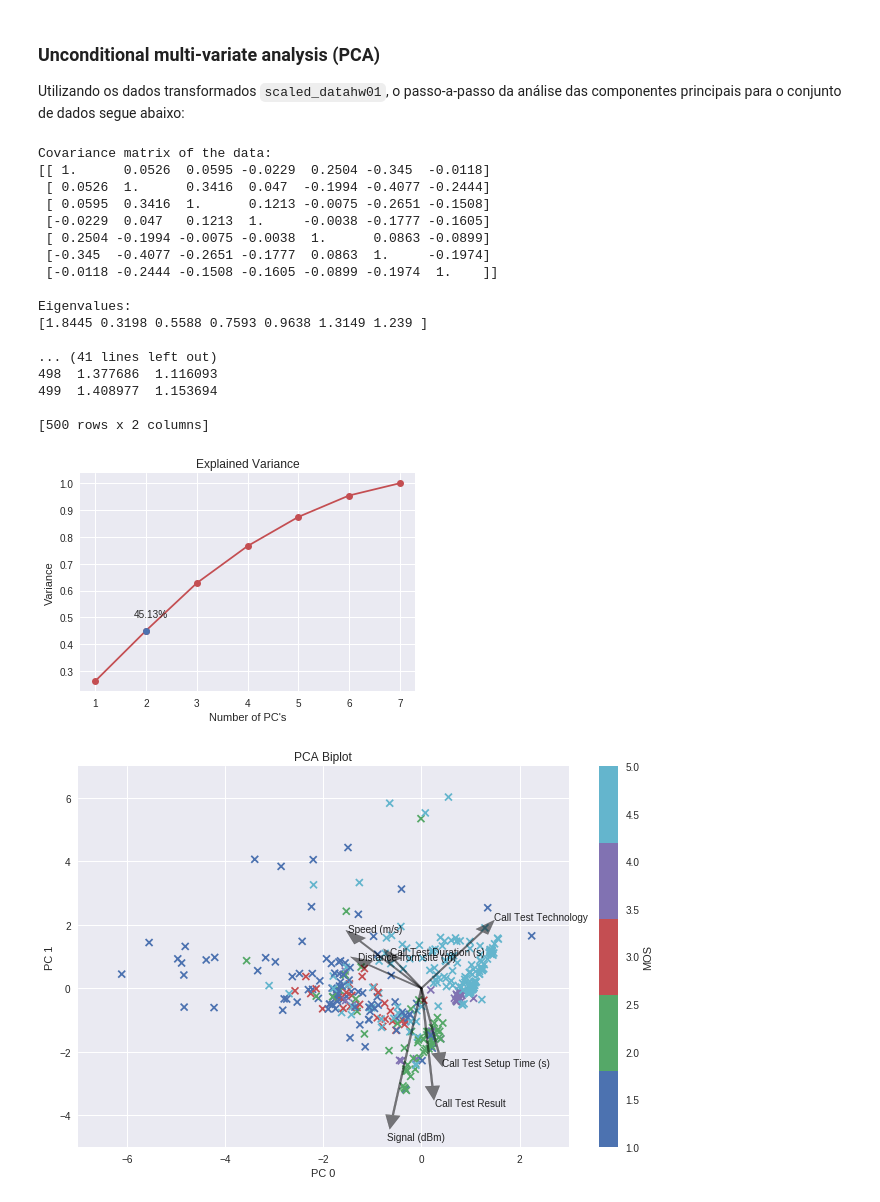
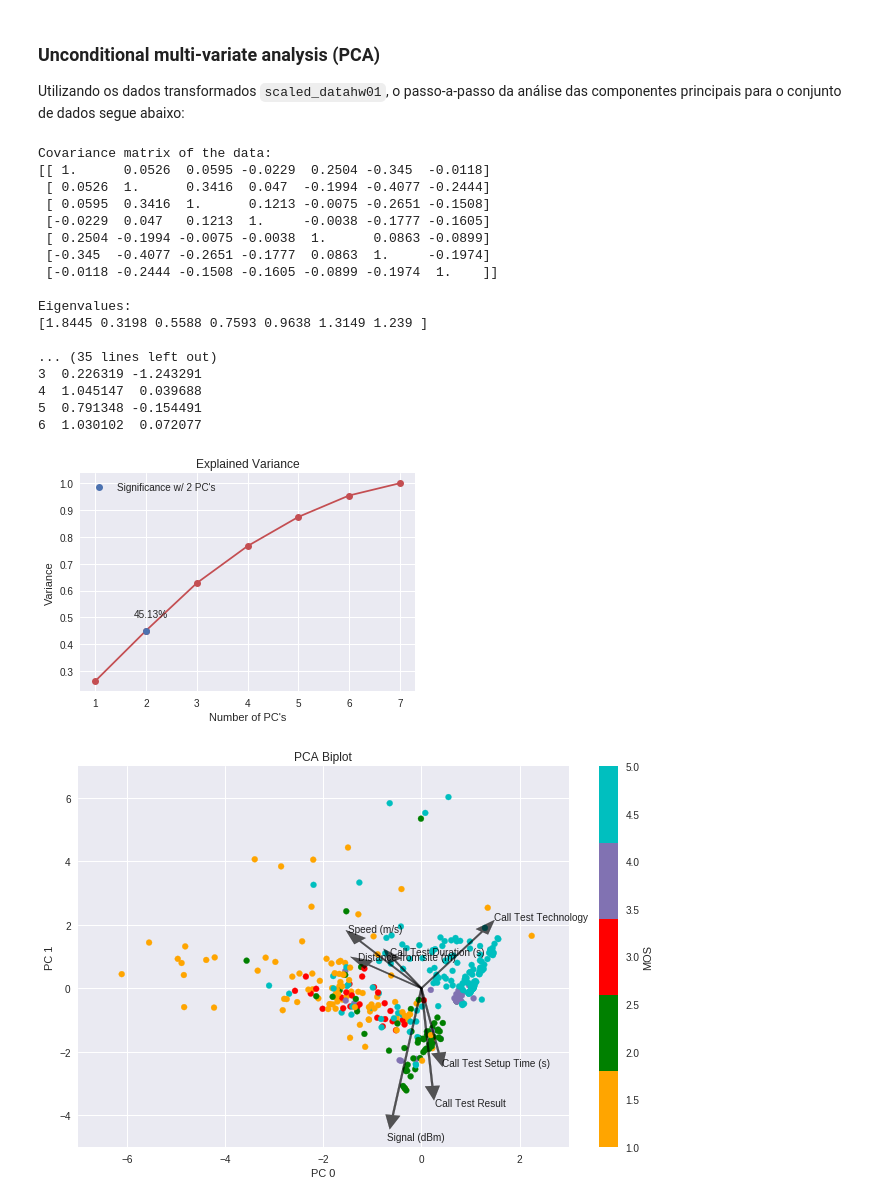
Before and after one commit to ezequiasjunior/ica2019.2, a Jupyter notebook: data_preprocessing.ipynb, the cells around one changed output. Drawn from its saved outputs; the diff is of its cells as text; code cells hidden in the pictures.

```diff
--- a/data_preprocessing.ipynb
+++ b/data_preprocessing.ipynb
@@ -241,7 +259,7 @@ for i in range(len(cls.indices)):
     cls_monovar[i].index = ['Mean $\mu_{d|l_%d}$'%(i+1),'std $\sigma_{d|l_%d}$'%(i+1),
                             'Skewness $\gamma_{d|l_%d}$'%(i+1)]
     display(classes[i], cls_monovar[i])
-#     cls_monovar[i].to_excel(f'hw01-data/cls_monovar{i+1}.xlsx') # Saving table
+    cls_monovar[i].to_excel(f'hw01-data/cls_monovar{i+1}.xlsx') # Saving table
 # %% [output]
 'Bad (1)'
 |  | Signal (dBm) | Speed (m/s) | Distance from site (m) | Call Test Duration (s) | Call Test Result | ... |
@@ -372,7 +390,7 @@ print(f'''Covariance matrix of the data:
 {val_ord}\n\nOrdered eigenvectors:
 {vec_ord}\n\nProjection matrix:
 {W}\n\nTransformed dataset:
-{PC}''')
+{PC.head(7)}''')
 # %% [output]
 Covariance matrix of the data:
 [[ 1.      0.0526  0.0595 -0.0229  0.2504 -0.345  -0.0118]
@@ -386,11 +404,11 @@ Covariance matrix of the data:
 Eigenvalues:
 [1.8445 0.3198 0.5588 0.7593 0.9638 1.3149 1.239 ]
 
-... (41 lines left out)
-498  1.377686  1.116093
-499  1.408977  1.153694
-
-[500 rows x 2 columns]
+... (35 lines left out)
+3  0.226319 -1.243291
+4  1.045147  0.039688
+5  0.791348 -0.154491
+6  1.030102  0.072077
 # %%
 # Scree plot:
 # Computing the explained vatiance ratio:
@@ -398,38 +416,39 @@ significance = np.cumsum(((np.abs(val_ord)/val_ord.sum())))
 # Plot:
 fig, ax = plt.subplots()
 ax.plot(np.arange(7)+1, significance, 'C2-o')
-ax.plot(2,significance[1],'o')
+ax.plot(2,significance[1], 'o', label='Significance w/ 2 PC\'s')
 ax.set_title('Explained Variance')
 ax.set_xlabel('Number of PC\'s')
 ax.set_ylabel('Variance')
 plt.text(1.75,0.5, f'{significance[1]*100:.2f}%')
+plt.legend()
 plt.show()
-# fig.savefig('hw01-figs/expl_var.pdf')
+fig.savefig('hw01-figs/expl_var.pdf')
 # %% [output]
-[figure, old version]
+[figure, new version]
 # %%
 # PCA Plot:
-cmap = ListedColormap(color)
+cmap = ListedColormap(['orange','green','red','C3', 'c'])
 fig = plt.figure(figsize=(11,7))
 # Scatter plot of the PC's:
-plt.scatter(PC.iloc[:,0], PC.iloc[:,1], c=datahw01['MOS'], marker='x', cmap=cmap)
+plt.scatter(PC.iloc[:,0], PC.iloc[:,1],s=35, c=datahw01['MOS'], marker='o', cmap=cmap)
 # Ploting vectors:
 for i in range(len(W)):
     # Arrows project features as vectors
     plt.arrow(0, 0, W[i, 0]*np.max(PC.iloc[:,0].values),
                     W[i, 1]*np.max(PC.iloc[:,1].values),
-                    color='k', width=0.04, head_width=0.3, alpha=0.5)
+                    color='k', width=0.04, head_width=0.3, alpha=0.65)
     # Labels
     plt.text(W[i,0]*np.max(PC.iloc[:,0])*1.2,
              W[i, 1]*max(PC.iloc[:,1])*1.2,
              datahw01.columns.values[i], color='k', alpha=0.85)
 plt.axis([ -7, 3, -5,7])
 cbar = plt.colorbar()
 cbar.set_label('MOS')
 plt.title('PCA Biplot')
 plt.xlabel('PC 0')
 plt.ylabel('PC 1')
 plt.show()
-# fig.savefig('hw01-figs/pcaBiplot-2.pdf')
+fig.savefig('hw01-figs/pcaBiplot.pdf')
 # %% [output]
-[figure, old version]
+[figure, new version]
```
Also changed, not shown: parts of 13 cells of this notebook, 19 other files.
